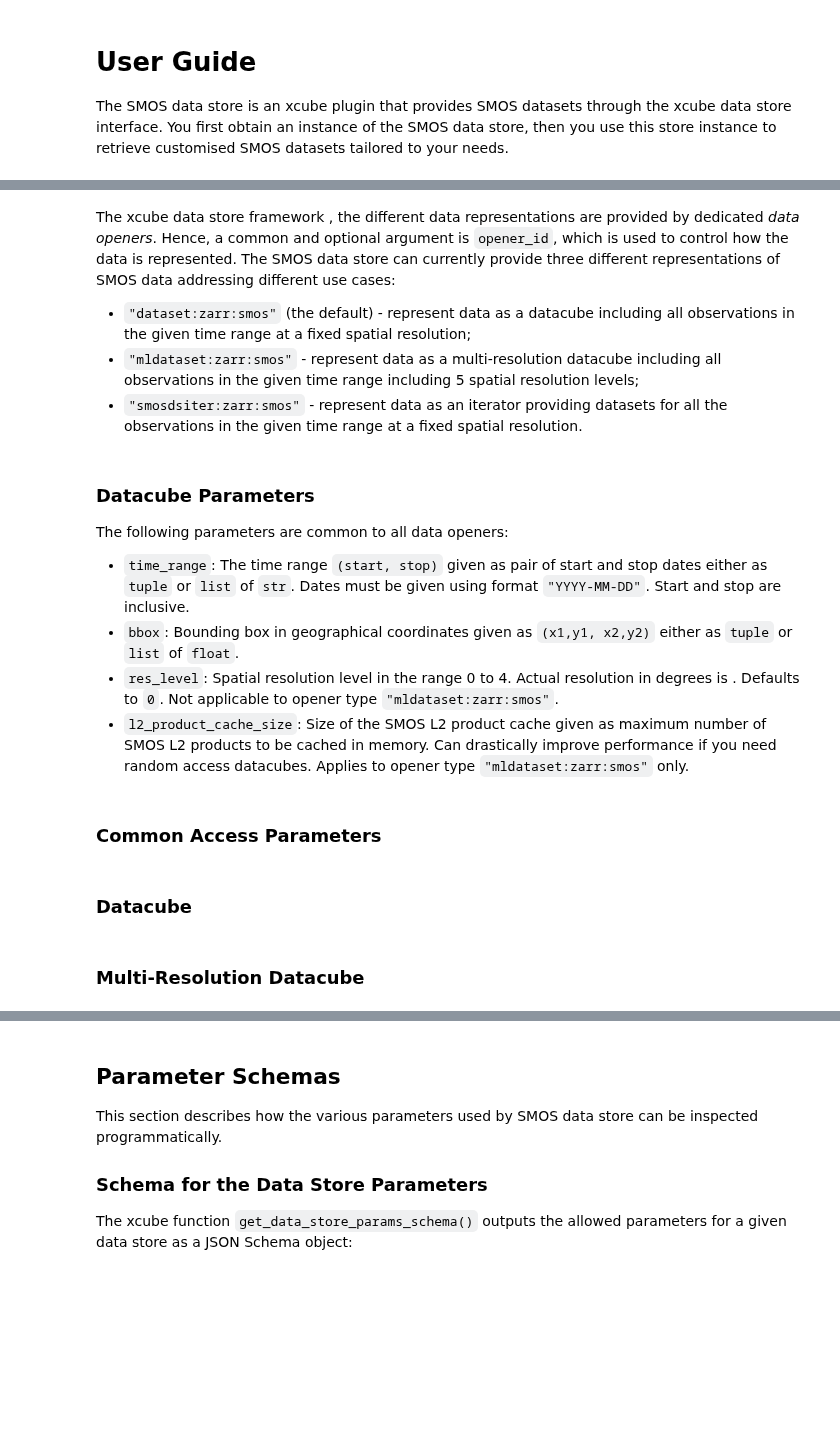
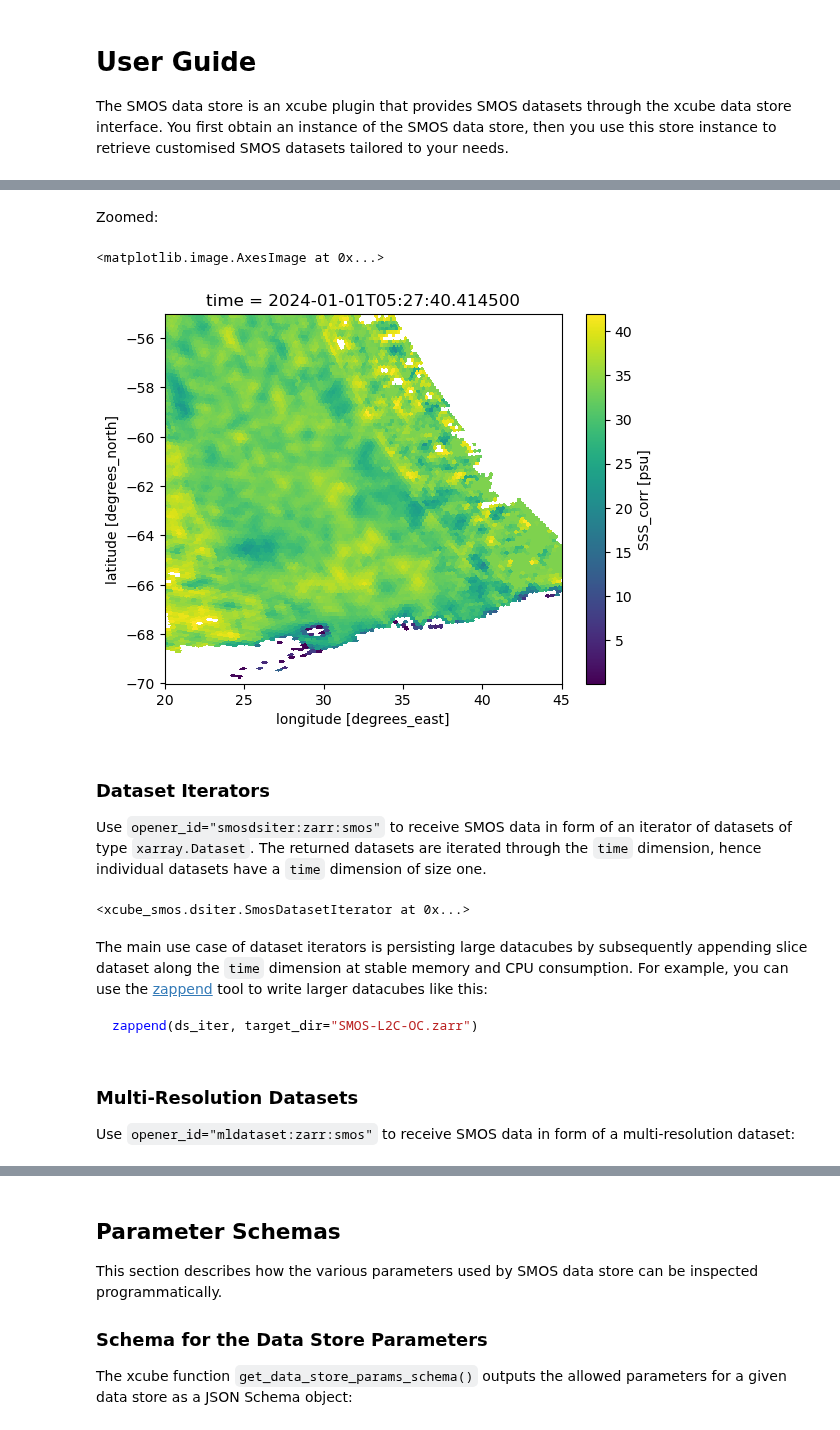
Before and after one commit to xcube-dev/xcube-smos, a Jupyter notebook: docs/guide.ipynb, the cells around one changed output, grey strips where cells are left out. Cells and saved outputs as stored; diff of their text form; code cells hidden in the pictures; blank space fills up the shorter version.

````diff
--- a/docs/guide.ipynb
+++ b/docs/guide.ipynb
@@ -77,42 +165,36 @@ sm_cube.Soil_Moisture.isel(time=4).plot.imshow(figsize=(10, 5))
-# %% [markdown]
-The xcube data store framework , the different data representations
-are provided by dedicated _data openers_. Hence, a common and optional
-argument is `opener_id`, which is used to control how the data is
-represented. The SMOS data store can currently provide three
-different representations of SMOS data addressing different use cases:
-
-* `"dataset:zarr:smos"` (the default) - represent data as a datacube including
-   all observations in the given time range at a fixed spatial resolution;
-* `"mldataset:zarr:smos"` - represent data as a multi-resolution datacube
-   including all observations in the given time range including 5 spatial
-   resolution levels;
-* `"smosdsiter:zarr:smos"` - represent data as an iterator providing datasets
-   for all the observations in the given time range at a fixed spatial
-   resolution.
-# %% [markdown]
-### Datacube Parameters
-
-The following parameters are common to all data openers:
-
-* `time_range`:
-  The time range `(start, stop)` given as pair of start and stop dates
-  either as `tuple` or `list` of `str`.
-  Dates must be given using format `"YYYY-MM-DD"`.
-  Start and stop are inclusive.
-* `bbox`: Bounding box in geographical coordinates given as `(x1,y1, x2,y2)`
-  either as `tuple` or `list` of `float`.
-* `res_level`: Spatial resolution level in the range 0 to 4.
-  Actual resolution in degrees is .
-  Defaults to `0`.
-  Not applicable to opener type `"mldataset:zarr:smos"`.
-* `l2_product_cache_size`: Size of the SMOS L2 product cache given as
-  maximum number of SMOS L2 products to be cached in memory.
-  Can drastically improve performance if you need random access datacubes.
-  Applies to opener type `"mldataset:zarr:smos"` only.
-# %% [markdown]
-### Common Access Parameters
-# %% [markdown]
-### Datacube
+# %% [markdown]
+Zoomed:
+# %%
+os_ds.SSS_corr.isel(time=3).sel(lon=slice(20, 45), lat=slice(-55, -70)).plot.imshow()
+# %% [output]
+<matplotlib.image.AxesImage at 0x...>
+[figure, added]
+# %% [markdown]
+### Dataset Iterators
+
+Use `opener_id="smosdsiter:zarr:smos"` to receive SMOS data in form of an
+iterator of datasets of type `xarray.Dataset`. The returned datasets are
+iterated through the `time` dimension, hence individual datasets have a
+`time` dimension of size one.
+# %%
+ds_iter = store.open_data("SMOS-L2C-OS",
+                          opener_id="smosdsiter:zarr:smos",
+                          time_range=["2024-01-01", "2024-01-02"])
+ds_iter
+# %% [output]
+<xcube_smos.dsiter.SmosDatasetIterator at 0x...>
+# %% [markdown]
+The main use case of dataset iterators is persisting large datacubes
+by subsequently appending slice dataset along the `time` dimension
+at stable memory and CPU consumption. For example, you can use the
+[zappend](https://bcdev.github.io/zappend/) tool to write larger
+datacubes like this:
+
+```python
+zappend(ds_iter, target_dir="SMOS-L2C-OC.zarr")
+```
 # %% [markdown]
-### Multi-Resolution Datacube
+### Multi-Resolution Datasets
+
+Use `opener_id="mldataset:zarr:smos"` to receive SMOS data in form of a multi-resolution dataset:
 # %%
````
Also changed, not shown: parts of 23 cells of this notebook, 5 other files.
